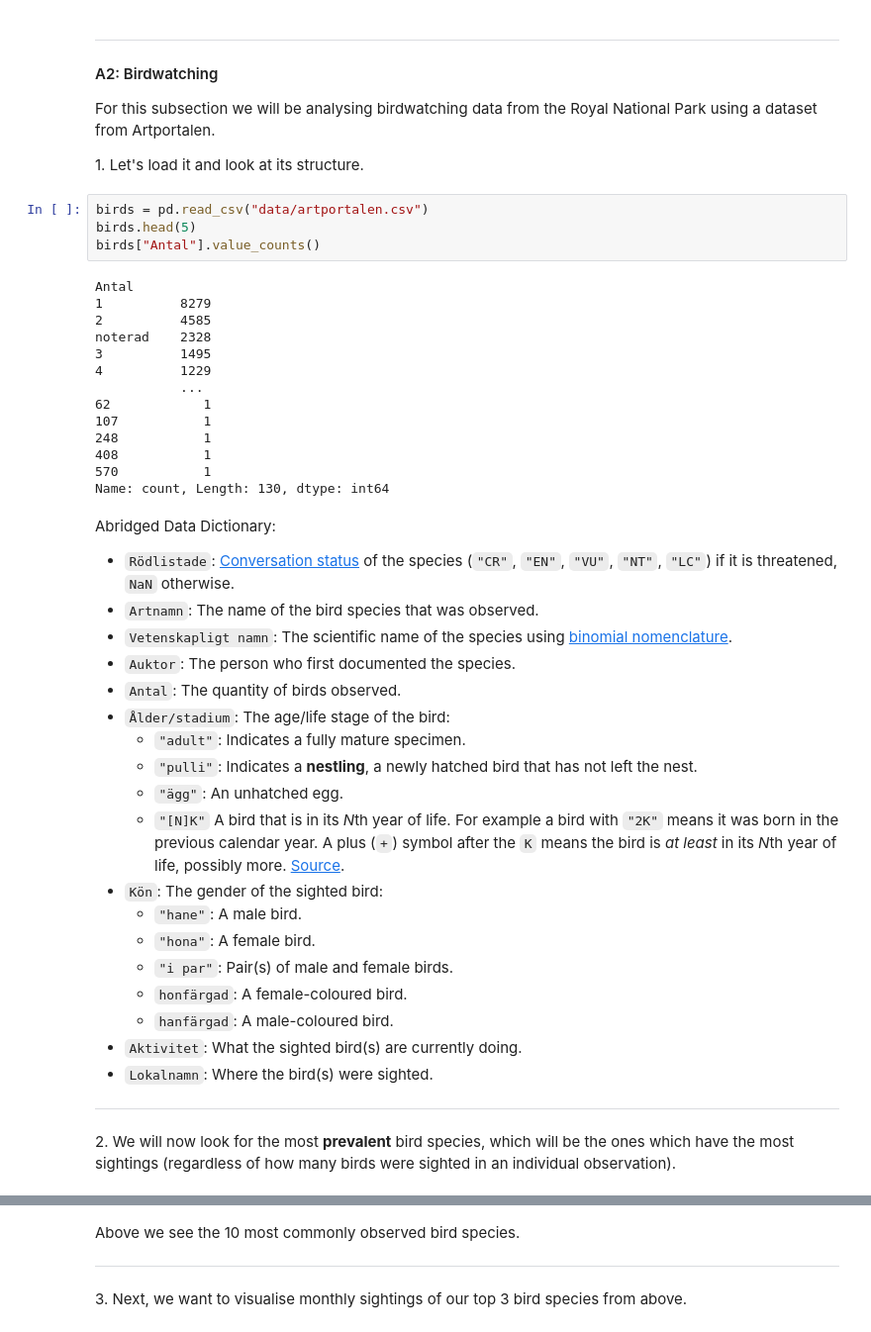
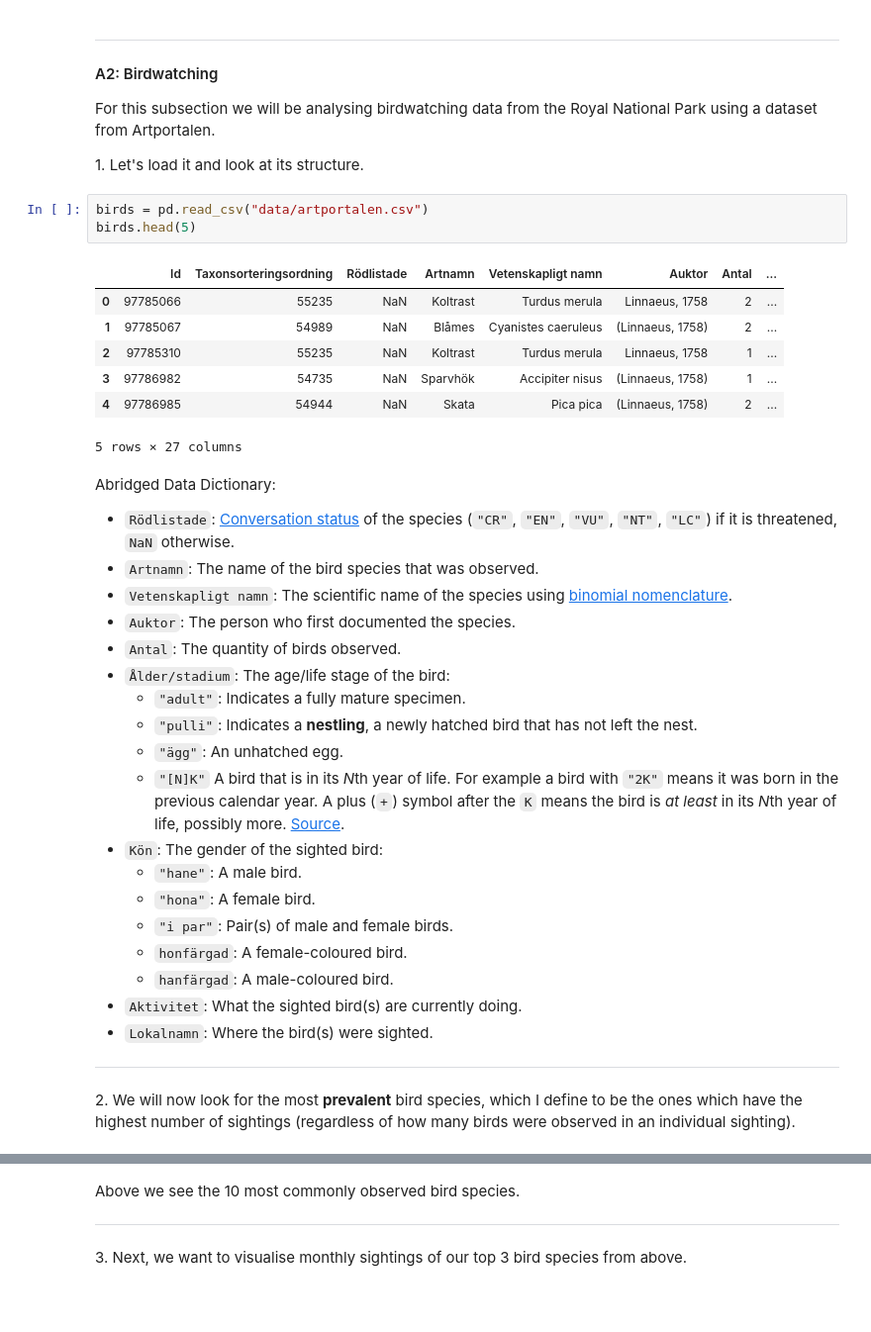
Before and after one commit to AndyDeany/MT4008-homework-3, a Jupyter notebook: HW3/HW3.ipynb, the cells around one changed output, grey strips where cells are left out. Shown at 99% size. Drawn from its saved outputs; the diff is of its cells as text; blank space fills up the shorter version.

```diff
--- a/HW3/HW3.ipynb
+++ b/HW3/HW3.ipynb
@@ -136,21 +136,14 @@ using a dataset from Artportalen.
 # %%
 birds = pd.read_csv("data/artportalen.csv")
 birds.head(5)
-birds["Antal"].value_counts()
 # %% [output]
+|  | Id | Taxonsorteringsordning | Rödlistade | Artnamn | Vetenskapligt namn | Auktor | Antal | ... |
+| 0 | 97785066 | 55235 | NaN | Koltrast | Turdus merula | Linnaeus, 1758 | 2 | ... |
+| 1 | 97785067 | 54989 | NaN | Blåmes | Cyanistes caeruleus | (Linnaeus, 1758) | 2 | ... |
+| 2 | 97785310 | 55235 | NaN | Koltrast | Turdus merula | Linnaeus, 1758 | 1 | ... |
+| 3 | 97786982 | 54735 | NaN | Sparvhök | Accipiter nisus | (Linnaeus, 1758) | 1 | ... |
+| 4 | 97786985 | 54944 | NaN | Skata | Pica pica | (Linnaeus, 1758) | 2 | ... |
-Antal
-1          8279
-2          4585
-noterad    2328
-3          1495
-4          1229
-           ...
-62            1
-107           1
-248           1
-408           1
-570           1
-Name: count, Length: 130, dtype: int64
+5 rows × 27 columns
 # %% [markdown]
 Abridged Data Dictionary:
 * `Rödlistade`: [Conversation status](https://en.wikipedia.org/wiki/Conservation_status) of the species (`"CR"`, `"EN"`, `"VU"`, `"NT"`, `"LC"`)
@@ -179,6 +172,6 @@ if it is threatened, `NaN` otherwise.
 ---
 
 2\. We will now look for the most **prevalent** bird species,
-which will be the ones which have the most sightings
-(regardless of how many birds were sighted in an individual observation).
+which I define to be the ones which have the highest number of sightings
+(regardless of how many birds were observed in an individual sighting).
 # %%
```
Also changed, not shown: parts of 6 cells of this notebook.
